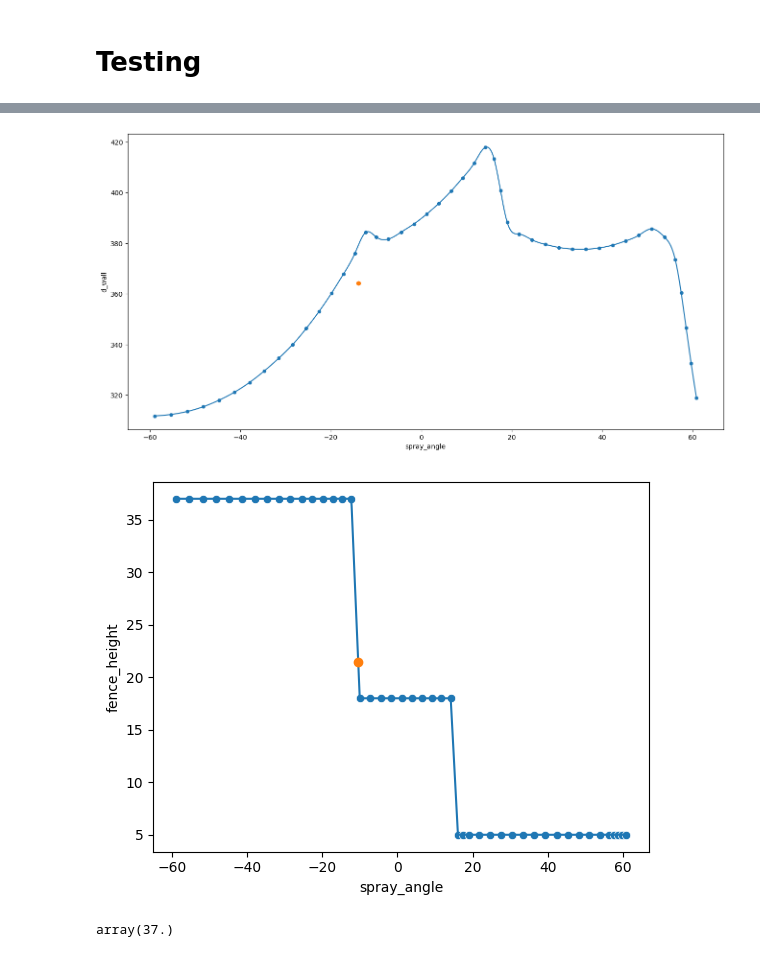
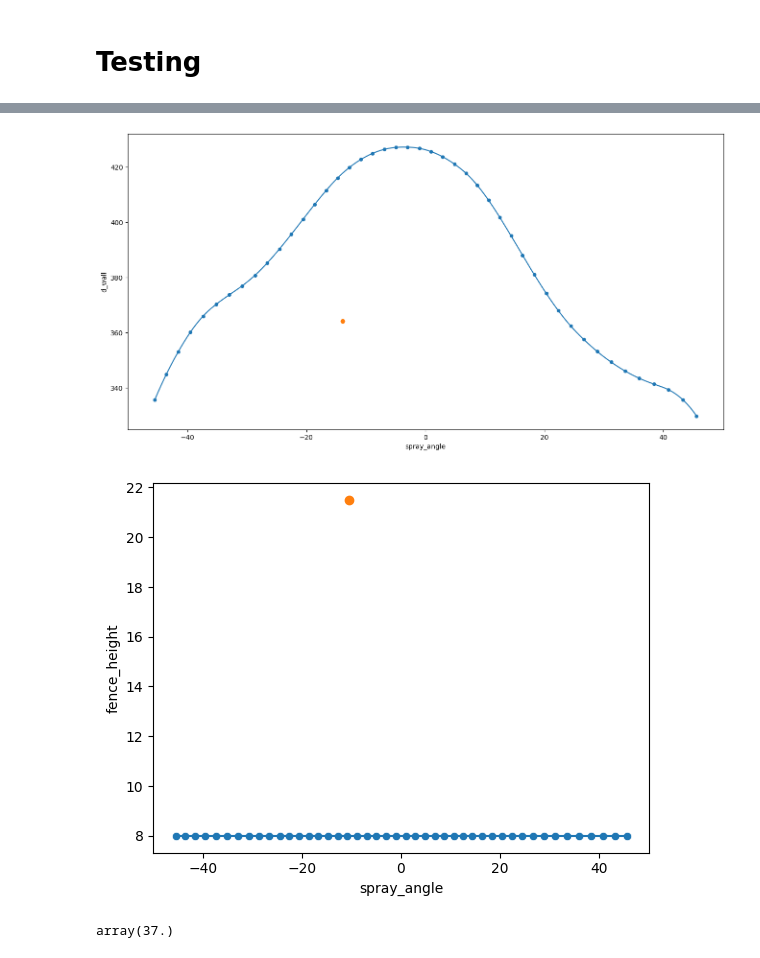
Before and after one commit to vtrudy01/YouTube-Code, a Jupyter notebook: main.ipynb, the cells around one changed output, grey strips where cells are left out. Saved outputs shown, nothing was run; the diff lists cells and outputs as text; code cells hidden in the pictures.

```diff
--- a/main.ipynb
+++ b/main.ipynb
@@ -198,27 +245,27 @@ is_home_run(159.72, .401426, 2.13, 412, -13.904309, 'BOS')
 # %%
 from scipy.interpolate import make_interp_spline
 
-temp = outfield_dims.query('team_abv == "BOS"').sort_values('spray_angle')
+temp = outfield_dims.query('team_abv == "NYY"').sort_values('spray_angle')
 
 x_hat = np.linspace(temp['spray_angle'].min(), temp['spray_angle'].max(),1000)
 
 dist_func = make_interp_spline(temp['spray_angle'], temp['d_wall'])
 height_func = make_interp_spline(temp['spray_angle'], temp['fence_height'],k=1)
 
 plt.figure(figsize=(16,8))
 
 sns.scatterplot(temp, x='spray_angle',y='d_wall')
 plt.plot(x_hat, dist_func(x_hat))
 plt.plot(-13.904309, 364.15,'o')
 plt.show()
 
 sns.scatterplot(temp, x='spray_angle',y='fence_height')
 plt.plot(x_hat, height_func(x_hat))
 plt.plot(-10.42, 21.5,'o')
 plt.show()
 # %% [output]
-[figure, old version]
+[figure, new version]
-[figure, old version]
+[figure, new version]
 # %%
 height_func(-13.904309)
 # %% [output]
```
Also changed, not shown: parts of 15 cells of this notebook.
